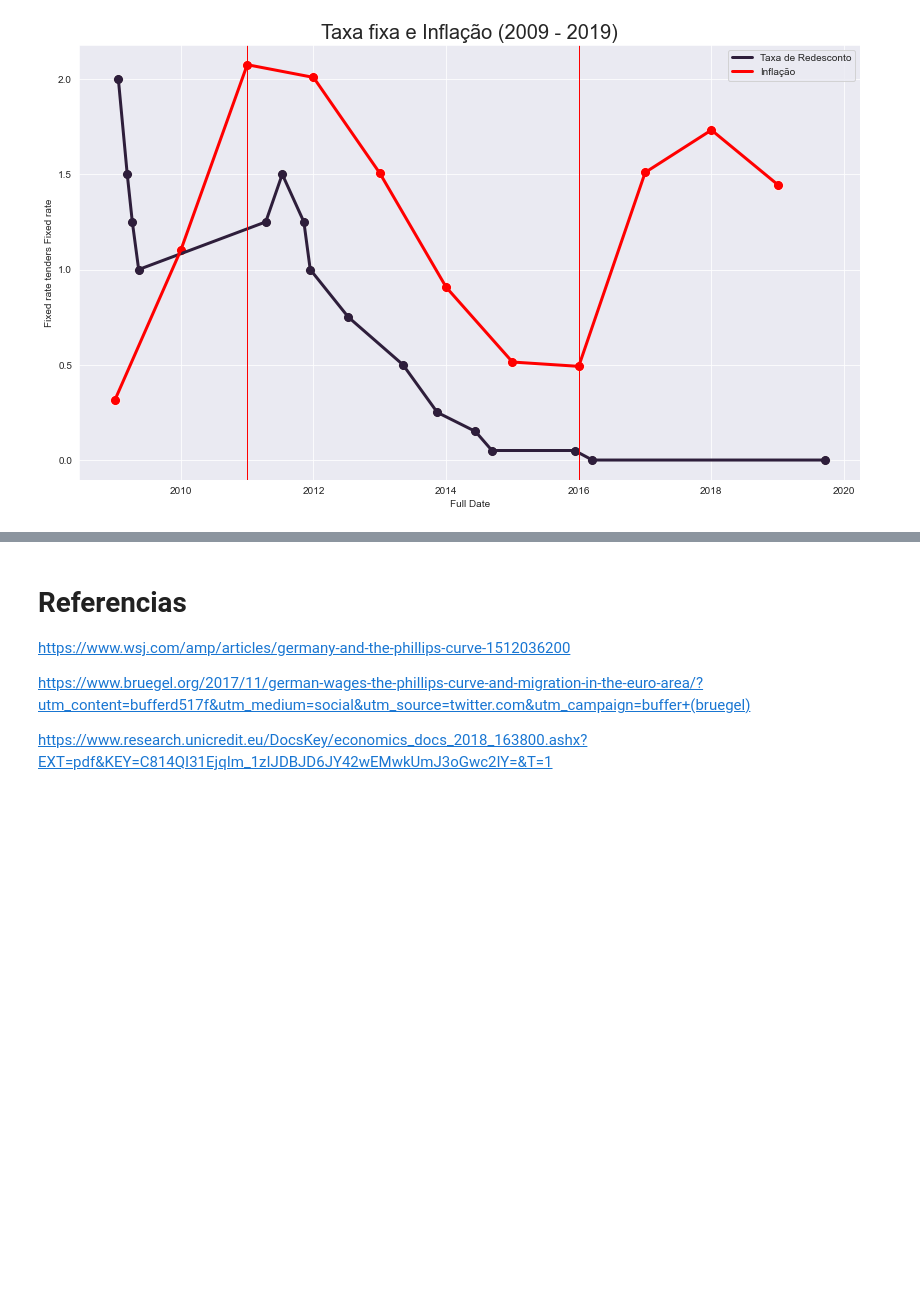
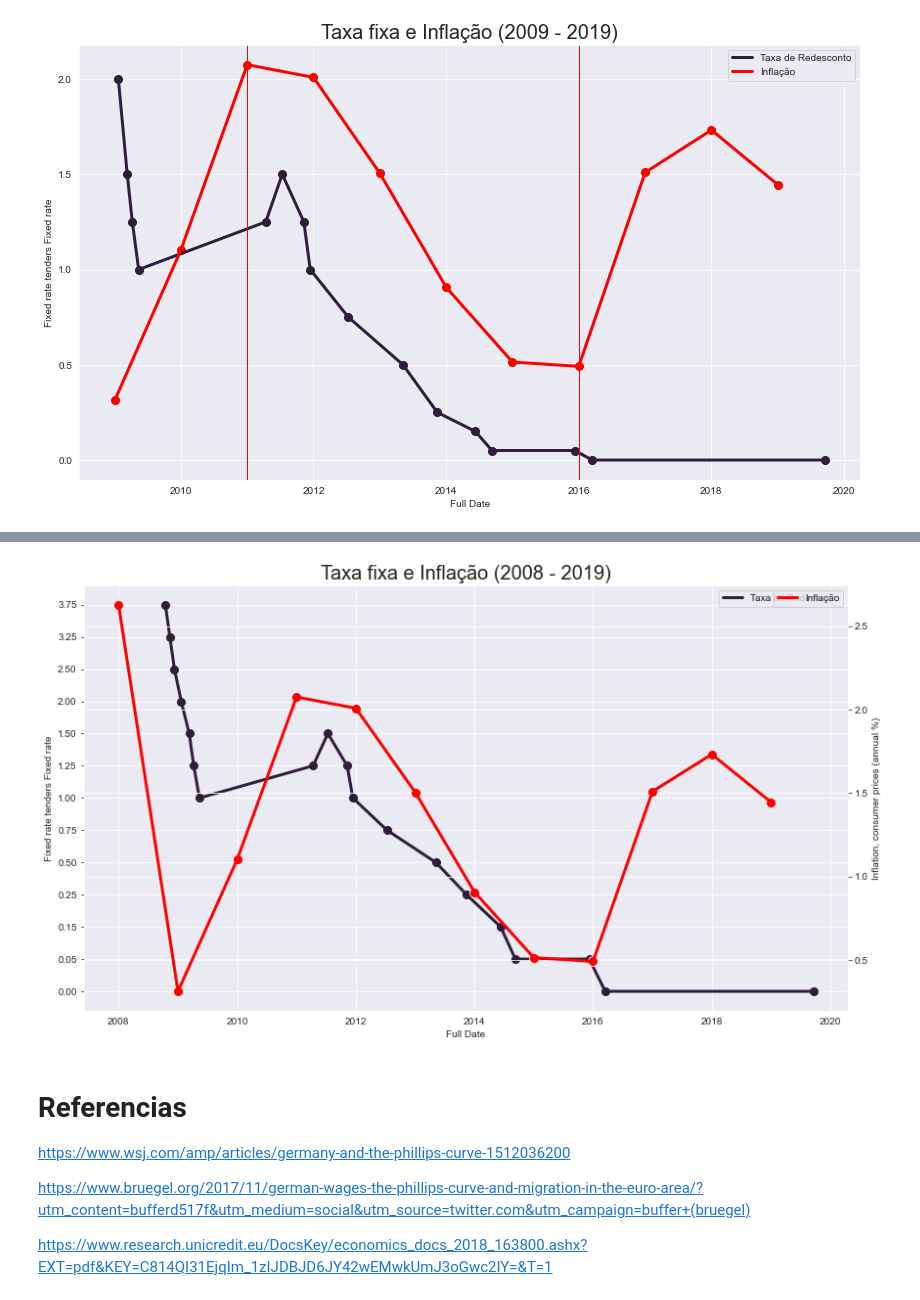
Before and after one commit to rmcnribeiro/T3_ECO-A, a Jupyter notebook: codigos/trabalho_3.ipynb, the cells around one changed output, grey strips where cells are left out. Cells and saved outputs as stored; diff of their text form; code cells hidden in the pictures; blank space fills up the shorter version.

Commit message:
Analise a partir de 2008 - Taxa de redesconto e inflação

```diff
--- a/codigos/trabalho_3.ipynb
+++ b/codigos/trabalho_3.ipynb
@@ -743,0 +724,4 @@ df_interesse_ap
+# %%
+df_interesse_ap_tot = df.loc[df["Full Date"]>=np.datetime64("2008-10-15")]
+
+df_interesse_ap_tot
@@ -743,0 +746,15 @@ df_interesse_ap
+# %%
+
+df_interesse_2008 = pd.DataFrame(df_alemanha[colunas_interesse_4[0]].iloc[-13:-1:])
+df_interesse_2008["Year"] = list(df_interesse_2008.index)
+df_interesse_2008.reset_index(drop=True)
+
+
+
+df_interesse_2008["Month"] = 1
+df_interesse_2008["Day"] = 1
+df_interesse_2008["Full Date"] = pd.to_datetime(df_interesse_2008[["Year","Month","Day"]])
+# %%
+df_interesse_2008 = pd.DataFrame(df_interesse_2008)
+# %%
+df_interesse_2008["Inflation, consumer prices (annual %)"] = df_interesse_2008["Inflation, consumer prices (annual %)"].astype(float)
@@ -744,3 +781,47 @@ df_interesse_ap
+# %%
+g = sns.scatterplot(data=df_interesse_ap_tot[::-1],
+                x="Full Date",
+                y="Fixed rate tenders Fixed rate",
+                s=100)
+
+
+sns.lineplot(data = df_interesse_ap_tot[::-1],
+                  x="Full Date",
+                  y="Fixed rate tenders Fixed rate",
+                  linewidth=3,
+                  label="Taxa de Redesconto")
+
+
+ax = g.twinx()
+
+
+g2 = sns.lineplot(data = df_interesse_2008,
+                  x="Full Date",
+                  y=colunas_interesse_4[0],
+                  linewidth=3,
+                  label="Inflação",
+                  color="red")
+
+
+sns.scatterplot(data = df_interesse_2008,
+                  x="Full Date",
+                  y=colunas_interesse_4[0],
+                  s=100,
+                  color="red")
+
+
+#g.axvline(np.datetime64("2011-01-01"), color = "red",linewidth=1)
+#g.axvline(np.datetime64("2016-01-01"), color = "red",linewidth=1)
+
+plt.legend()
+
+g.set_title('Taxa fixa e Inflação (2008 - 2019)', fontsize=20)
+
+plt.savefig('./../graficos/taxa_fixa_2008.png')
+
+plt.show()
+# %% [output]
+[figure, added]
 # %% [markdown]
 # Referencias
 
```
Also changed, not shown: parts of 4 cells of this notebook, 3 other files.
